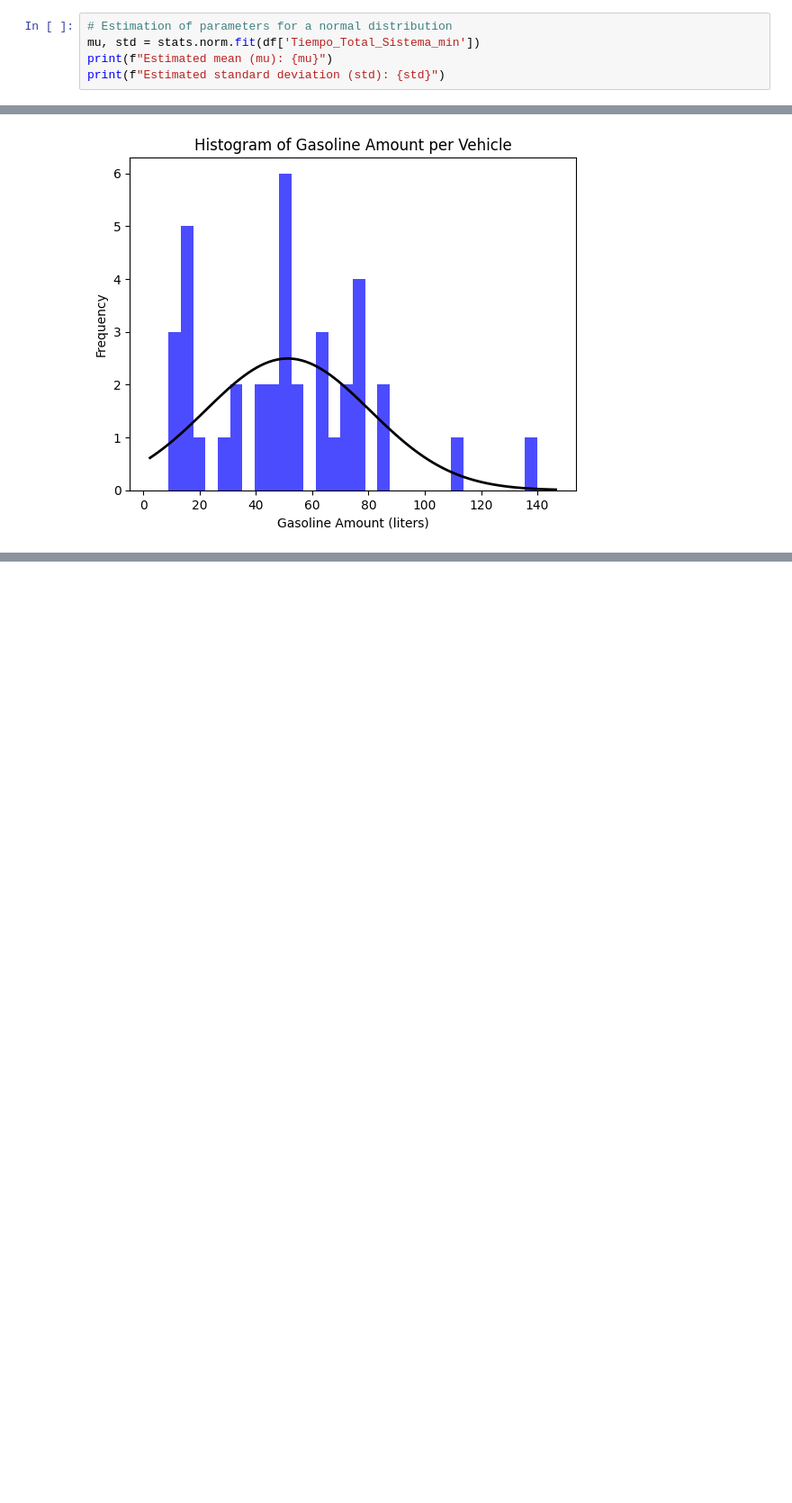
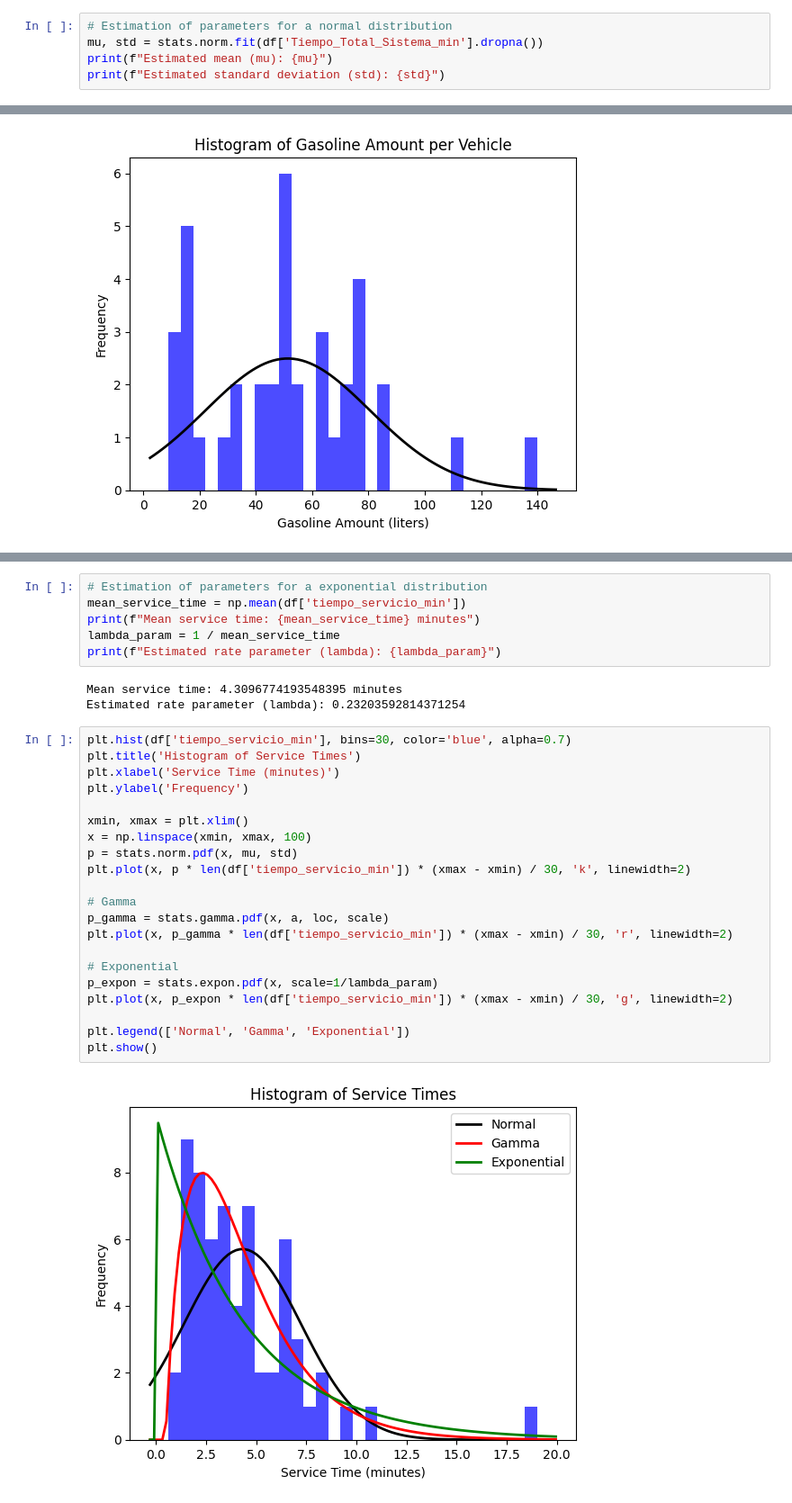
Before and after one commit to SebastianJRamirezA/gas_station_sim, a Jupyter notebook: data/data_analysis.ipynb, the cells around one changed output, grey strips where cells are left out. Shown at 90% size. Drawn from its saved outputs; the diff is of its cells as text; blank space fills up the shorter version.

Commit message:
Update simulation paramters

```diff
--- a/data/data_analysis.ipynb
+++ b/data/data_analysis.ipynb
@@ -98,6 +128,6 @@ The null hypothesis can be rejected. The data is not normally distributed.
 # %%
 # Estimation of parameters for a normal distribution
-mu, std = stats.norm.fit(df['Tiempo_Total_Sistema_min'])
+mu, std = stats.norm.fit(df['Tiempo_Total_Sistema_min'].dropna())
 print(f"Estimated mean (mu): {mu}")
 print(f"Estimated standard deviation (std): {std}")
 # %% [output]
@@ -201,0 +273,32 @@ plt.show()
+# %%
+# Estimation of parameters for a exponential distribution
+mean_service_time = np.mean(df['tiempo_servicio_min'])
+print(f"Mean service time: {mean_service_time} minutes")
+lambda_param = 1 / mean_service_time
+print(f"Estimated rate parameter (lambda): {lambda_param}")
+# %% [output]
+Mean service time: 4.3096774193548395 minutes
+Estimated rate parameter (lambda): 0.23203592814371254
+# %%
+plt.hist(df['tiempo_servicio_min'], bins=30, color='blue', alpha=0.7)
+plt.title('Histogram of Service Times')
+plt.xlabel('Service Time (minutes)')
+plt.ylabel('Frequency')
+
+xmin, xmax = plt.xlim()
+x = np.linspace(xmin, xmax, 100)
+p = stats.norm.pdf(x, mu, std)
+plt.plot(x, p * len(df['tiempo_servicio_min']) * (xmax - xmin) / 30, 'k', linewidth=2)
+
+# Gamma
+p_gamma = stats.gamma.pdf(x, a, loc, scale)
+plt.plot(x, p_gamma * len(df['tiempo_servicio_min']) * (xmax - xmin) / 30, 'r', linewidth=2)
+
+# Exponential
+p_expon = stats.expon.pdf(x, scale=1/lambda_param)
+plt.plot(x, p_expon * len(df['tiempo_servicio_min']) * (xmax - xmin) / 30, 'g', linewidth=2)
+
+plt.legend(['Normal', 'Gamma', 'Exponential'])
+plt.show()
+# %% [output]
+[figure, added]
```
Also changed, not shown: parts of 13 cells of this notebook, 3 other files.
